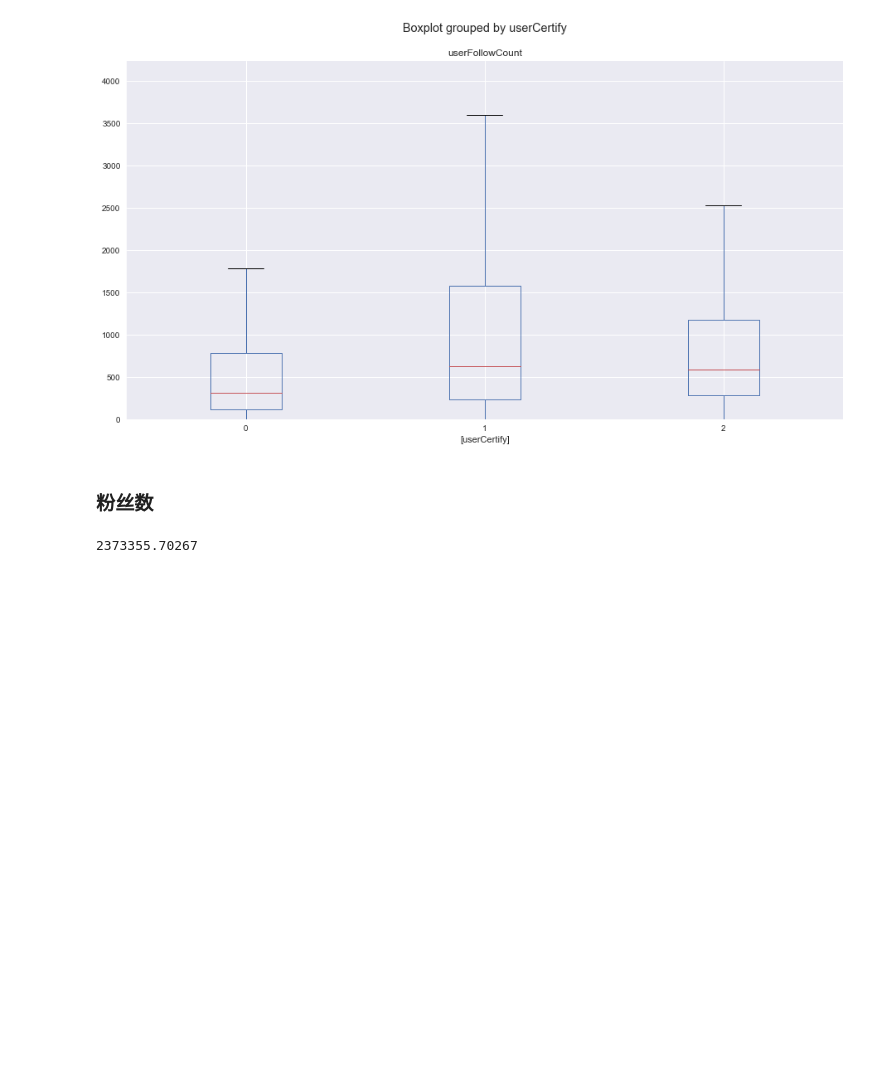
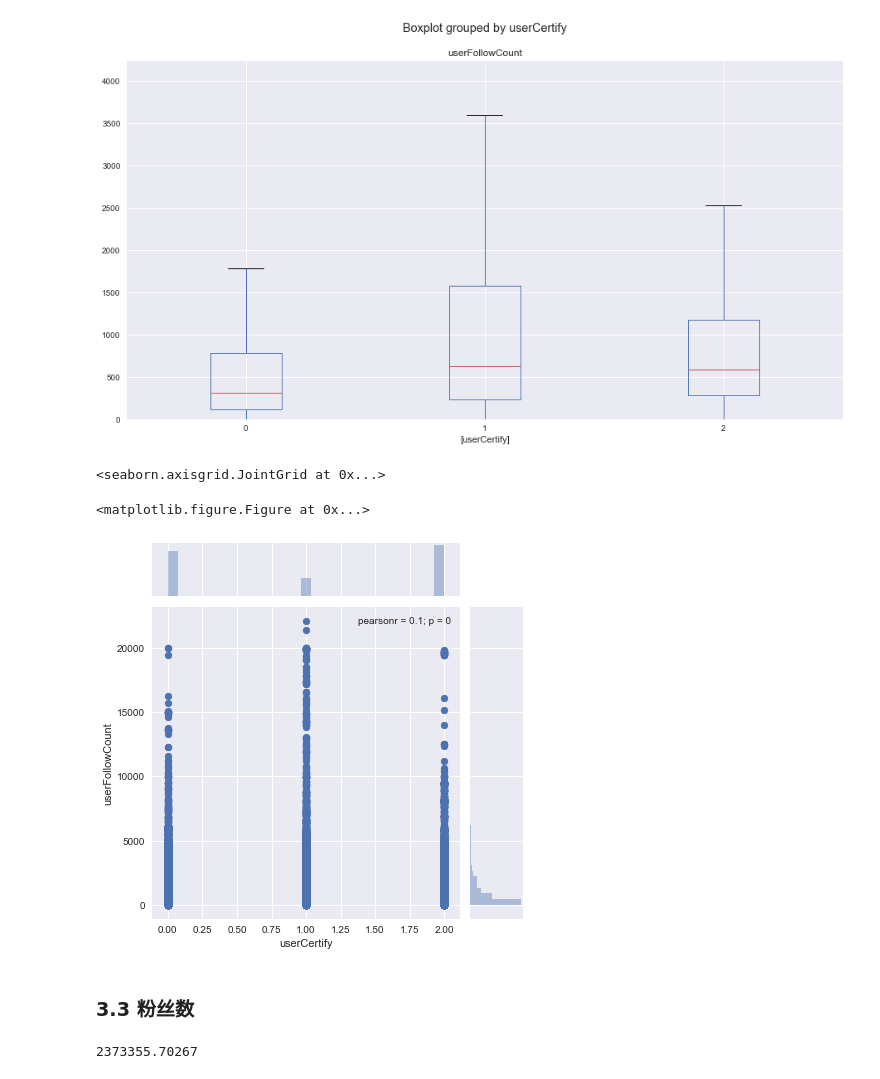
Before and after one commit to Ivan12138/RumorDataAnalysis, a Jupyter notebook: weibo_truth_analysis/TruthAnalysis.ipynb, the cells around one changed output. Saved outputs shown, nothing was run; the diff lists cells and outputs as text; code cells hidden in the pictures; blank space fills up the shorter version.

```diff
--- a/weibo_truth_analysis/TruthAnalysis.ipynb
+++ b/weibo_truth_analysis/TruthAnalysis.ipynb
@@ -234,8 +267,18 @@ plt.ylim([0, 5 * lim_mean])
 847.080550761
 (0, 4235.4027538056243)
 [figure]
+# %%
+df['userFollowCount_log'] = np.log(df['userFollowCount'] + 1)
+
+plt.figure(figsize=(15,15))
+# sns.jointplot(x='userCertify', y="userFollowCount_log", data=df)
+sns.jointplot(x='userCertify', y="userFollowCount", data=df)
+# %% [output]
+<seaborn.axisgrid.JointGrid at 0x...>
+<matplotlib.figure.Figure at 0x...>
+[figure, added]
 # %% [markdown]
-### 粉丝数
+### 3.3 粉丝数
 # %%
 df[['userCertify', 'userFanCount']].boxplot(by='userCertify', figsize=sz)
 lim_mean = df['userFanCount'].mean()
```
Also changed, not shown: parts of 29 cells of this notebook, 1 other file.
